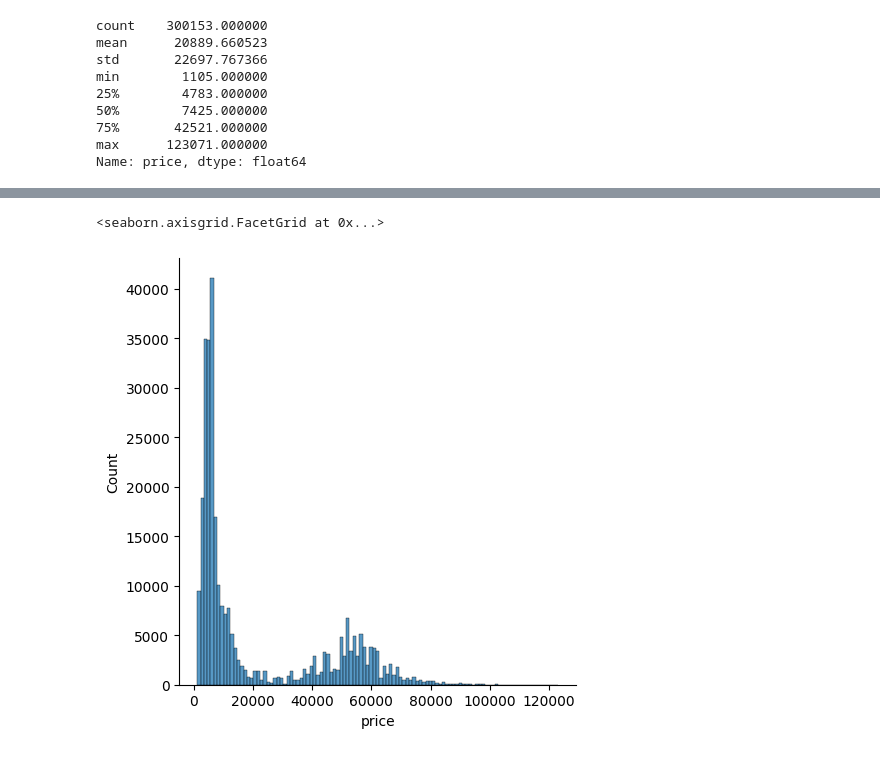
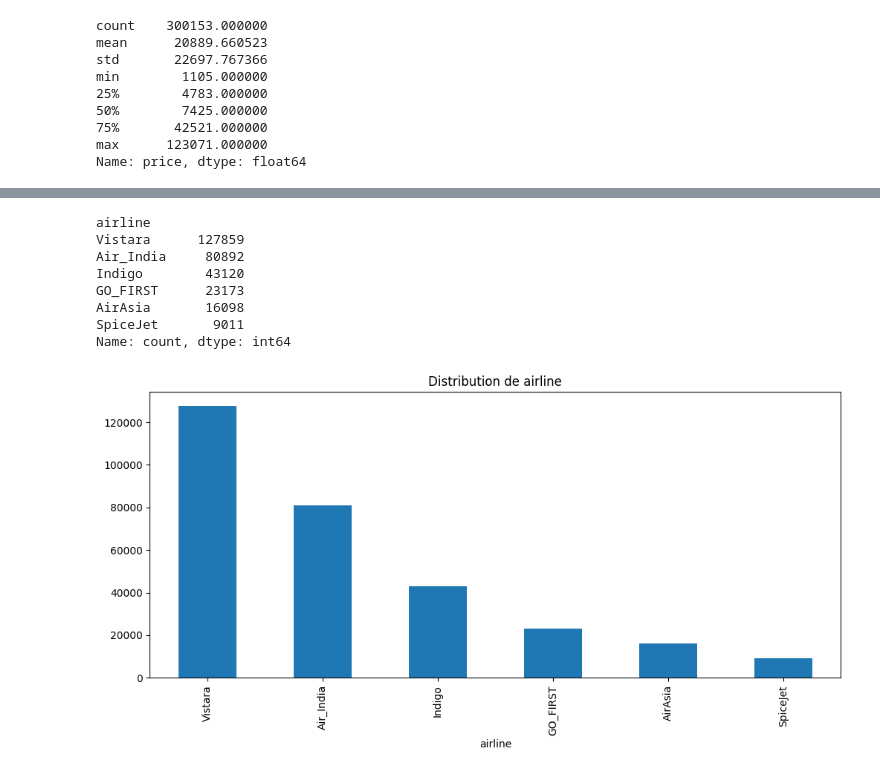
Before and after one commit to Data-Analysis-Hub/Machine-Learning-Flight-ticket-prices-prediction, a Jupyter notebook: tasks.ipynb, the cells around one changed output, grey strips where cells are left out. Drawn from its saved outputs; the diff is of its cells as text; code cells hidden in the pictures.

```diff
--- a/tasks.ipynb
+++ b/tasks.ipynb
@@ -124,13 +128,21 @@ plt.show()
 # %%
 print(df['airline'].value_counts())
 
 # bar plot de airline
+plt.figure(figsize=(12, 5))
 df['airline'].value_counts().plot(kind='bar')
 plt.title('Distribution de airline')
 plt.show()
 # %% [output]
-<seaborn.axisgrid.FacetGrid at 0x...>
+airline
+Vistara      127859
+Air_India     80892
+Indigo        43120
+GO_FIRST      23173
+AirAsia       16098
+SpiceJet       9011
+Name: count, dtype: int64
-[figure, old version]
+[figure, new version]
 # %%
 # distribution de source_city
 print(df['source_city'].value_counts())
```
Also changed, not shown: parts of 17 cells of this notebook, 1 other file.
